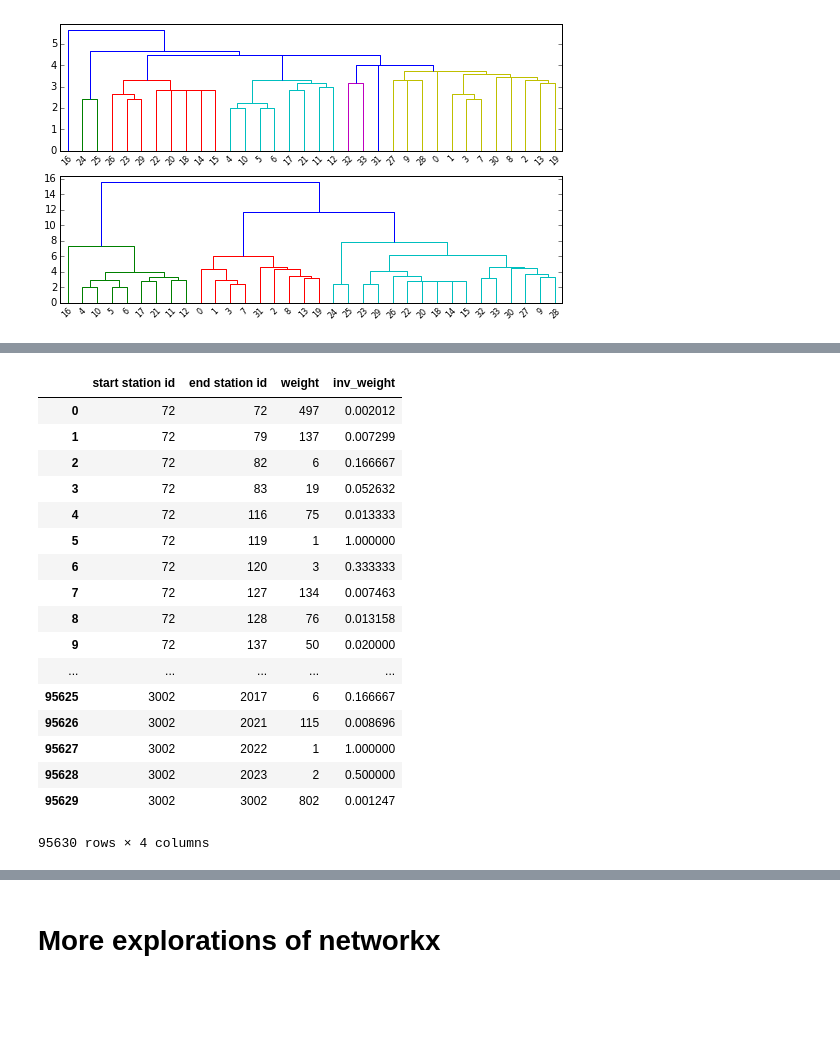
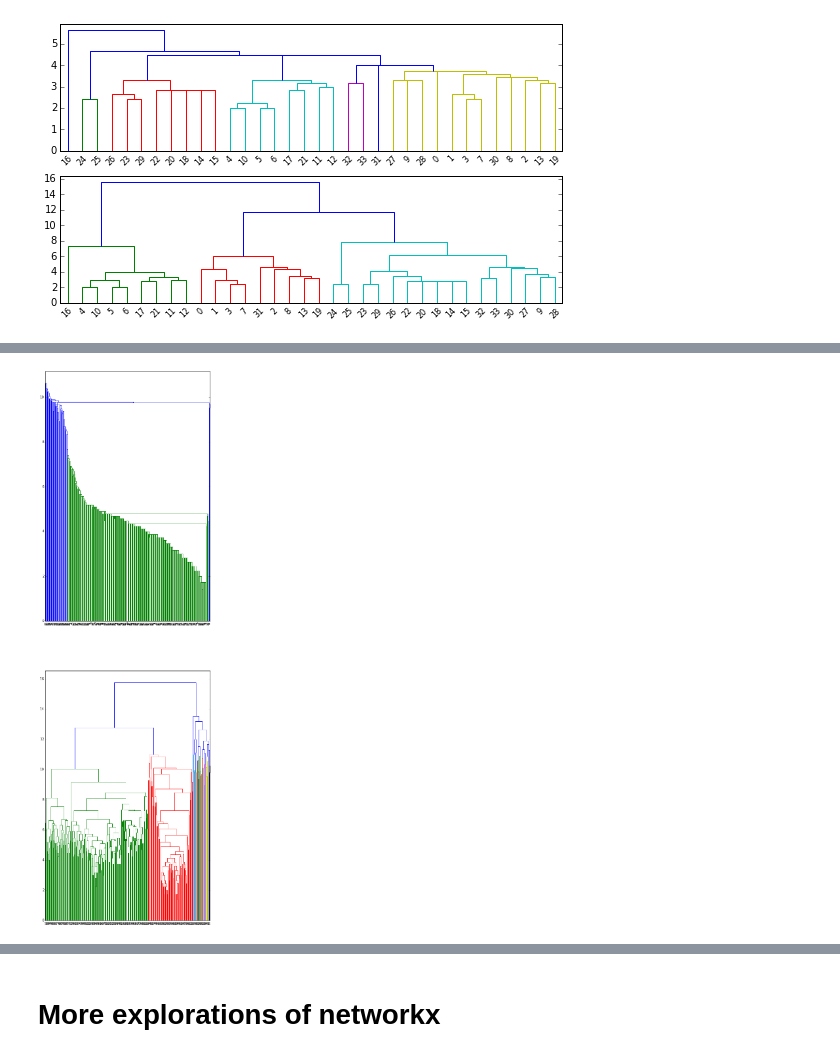
Before and after one commit to michellemho/machine_learning_for_cities, a Jupyter notebook: Assignment4/bikeshare network clustering.ipynb, the cells around one changed output, grey strips where cells are left out. Cells and saved outputs as stored; diff of their text form; code cells hidden in the pictures; blank space fills up the shorter version.

Commit message:
more hierarchy work done

```diff
--- a/Assignment4/bikeshare network clustering.ipynb
+++ b/Assignment4/bikeshare network clustering.ipynb
@@ -468,25 +458,6 @@ path_length
-# %%
-network2 = nx.from_pandas_dataframe(od,
-                                   source= 'start station id',
-                                   target='end station id',
-                                   edge_attr='inv_weight',
-                                   create_using=nx.DiGraph())
-# %% [output]
-|  | start station id | end station id | weight | inv_weight |
-| 0 | 72 | 72 | 497 | 0.002012 |
-| 1 | 72 | 79 | 137 | 0.007299 |
-| 2 | 72 | 82 | 6 | 0.166667 |
-| 3 | 72 | 83 | 19 | 0.052632 |
-| 4 | 72 | 116 | 75 | 0.013333 |
-| 5 | 72 | 119 | 1 | 1.000000 |
-| 6 | 72 | 120 | 3 | 0.333333 |
-| 7 | 72 | 127 | 134 | 0.007463 |
-| 8 | 72 | 128 | 76 | 0.013158 |
-| 9 | 72 | 137 | 50 | 0.020000 |
-| ... | ... | ... | ... | ... |
-| 95625 | 3002 | 2017 | 6 | 0.166667 |
-| 95626 | 3002 | 2021 | 115 | 0.008696 |
-| 95627 | 3002 | 2022 | 1 | 1.000000 |
-| 95628 | 3002 | 2023 | 2 | 0.500000 |
-| 95629 | 3002 | 3002 | 802 | 0.001247 |
-95630 rows × 4 columns
+# %%
+fig, axes = plt.subplots(2, 1, figsize=(9, 30))
+dn = hierarchy.dendrogram(S, ax=axes[0],)
+dn1 = hierarchy.dendrogram(Z, ax=axes[1])
+# %% [output]
+[figure, added]
```
Also changed, not shown: parts of 24 cells of this notebook.
